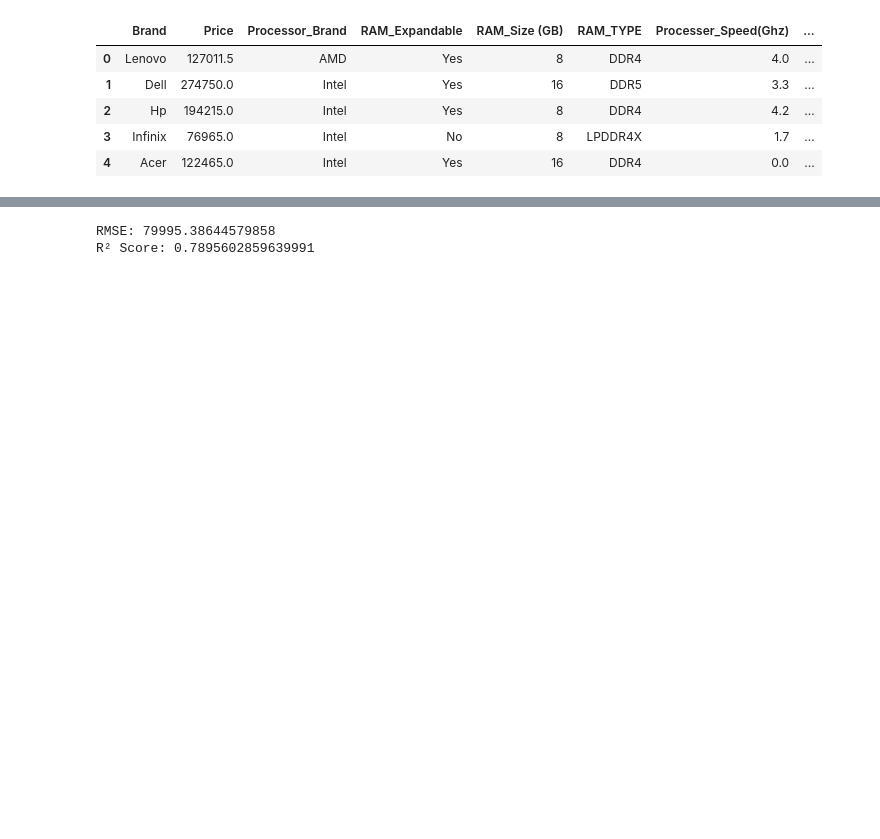
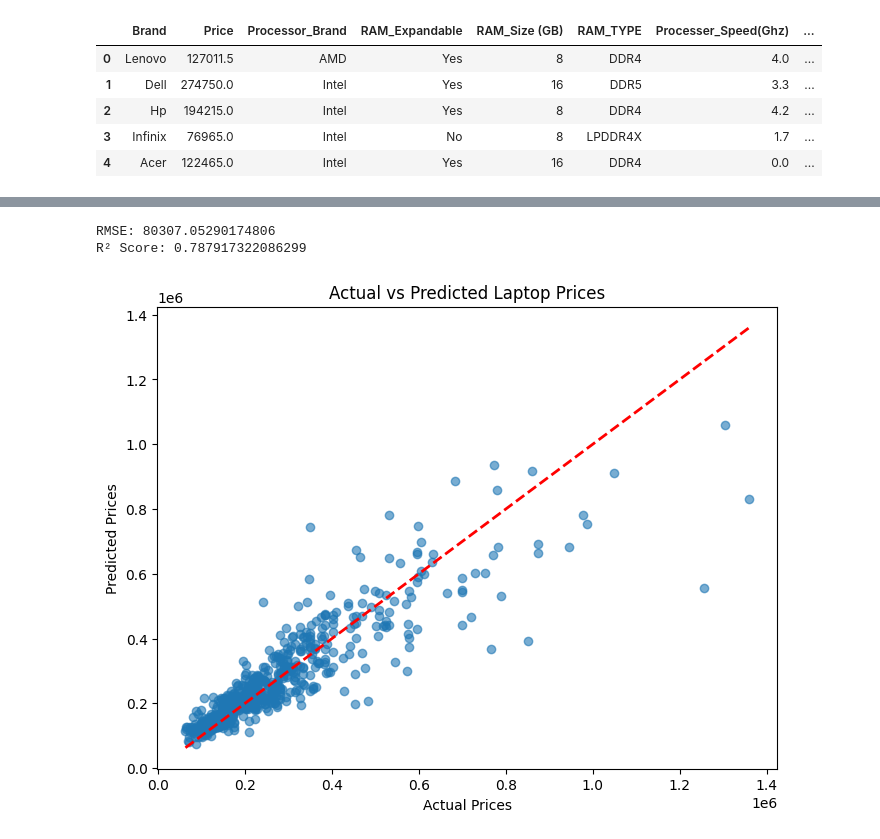
Before and after one commit to Dunith2002/Laptop_Price_Predictor, a Jupyter notebook: notebooks/FC211037_Tharushima/model_training.ipynb, the cells around one changed output, grey strips where cells are left out. Cells and saved outputs as stored; diff of their text form; code cells hidden in the pictures; blank space fills up the shorter version.

```diff
--- a/notebooks/FC211037_Tharushima/model_training.ipynb
+++ b/notebooks/FC211037_Tharushima/model_training.ipynb
@@ -118,18 +114,18 @@ param_dist = {
     "min_child_weight": [1, 3, 5],
     "gamma": [0, 0.1, 0.3]
 }
+
+
 search = RandomizedSearchCV(
-    estimator=xgb,
+    estimator=XGBRegressor(objective='reg:squarederror', random_state=42, n_jobs=-1),
     param_distributions=param_dist,
-    n_iter=20,              # try 20 random combinations
+    n_iter=20,
     scoring="neg_root_mean_squared_error",
-    cv=3,                   # 3-fold cross validation
+    cv=5,
     verbose=1,
     random_state=42,
-    n_jobs=-1
+    n_jobs=-1,
 )
 
 search.fit(X_train, y_train)
-
-print("Best Parameters:", search.best_params_)
 # %% [output]
@@ -138,9 +150,7 @@ Best Parameters: {'subsample': 0.6, 'n_estimators': 800, 'min_child_weight': 1,
 # %%
 best_model = search.best_estimator_
 
-y_pred_log = best_model.predict(X_test)
-y_pred = np.expm1(y_pred_log)   # inverse log1p
-y_true = np.expm1(y_test)
+y_pred = best_model.predict(X_test)
 
 mse = mean_squared_error(y_true, y_pred)
 rmse = np.sqrt(mse)   # take square root manually
@@ -149,5 +159,15 @@ r2 = r2_score(y_true, y_pred)
 print("RMSE:", rmse)
 print("R² Score:", r2)
 # %% [output]
-RMSE: 79995.38644579858
-R² Score: 0.7895602859639991
+RMSE: 80307.05290174806
+R² Score: 0.787917322086299
+# %%
+plt.figure(figsize=(8,6))
+plt.scatter(y_test, y_pred, alpha=0.6)
+plt.plot([y_test.min(), y_test.max()], [y_test.min(), y_test.max()], 'r--', lw=2)
+plt.xlabel("Actual Prices")
+plt.ylabel("Predicted Prices")
+plt.title("Actual vs Predicted Laptop Prices")
+plt.show()
+# %% [output]
+[figure, added]
```
Also changed, not shown: parts of 12 cells of this notebook, 3 other files.
